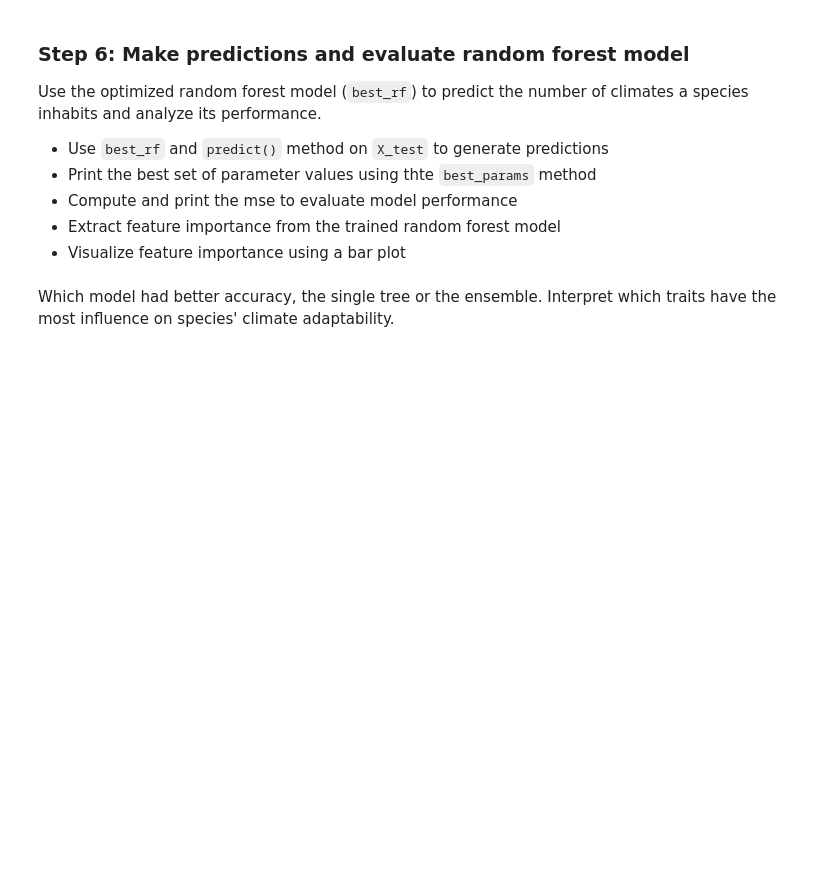
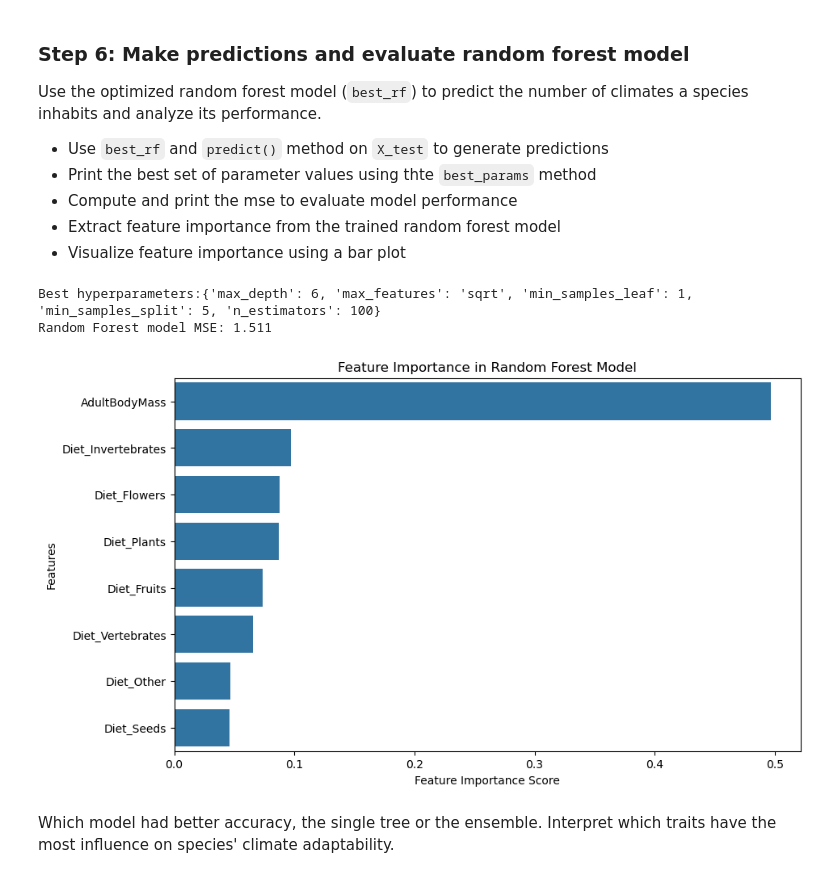
Before and after one commit to evajnewby/EDS232-labs, a Jupyter notebook: week6/lab6-mammal-traits.ipynb, the cells around one changed output. Cells and saved outputs as stored; diff of their text form; code cells hidden in the pictures; blank space fills up the shorter version.

```diff
--- a/week6/lab6-mammal-traits.ipynb
+++ b/week6/lab6-mammal-traits.ipynb
@@ -99,3 +232,34 @@ Use the optimized random forest model (`best_rf`) to predict the number of clima
+# %%
+# Use random forest model to predict on test set
+y_pred_rf = best_rf.predict(X_test)
+
+# Print best hyperparameter
+print(f"Best hyperparameters:{grid_search.best_params_}")
+
+# Calculate mse
+mse_rf = mean_squared_error(y_test, y_pred_rf)
+
+# Print mse
+print(f"Random Forest model MSE: {mse_rf:.3f}")
+
+# Extract feature importance from trained random forest model
+feature_importance = best_rf.feature_importances_
+feature_df = pd.DataFrame({'Feature': X_train.columns, 'Importance': feature_importance})
+feature_df = feature_df.sort_values(by='Importance', ascending=False)
+
+# Bar Plot Viz
+plt.figure(figsize=(10,6))
+sns.barplot(x='Importance',
+            y='Feature',
+           data=feature_df)
+plt.xlabel("Feature Importance Score")
+plt.ylabel("Features")
+plt.title("Feature Importance in Random Forest Model")
+plt.show()
+# %% [output]
+Best hyperparameters:{'max_depth': 6, 'max_features': 'sqrt', 'min_samples_leaf': 1, 'min_samples_split': 5, 'n_estimators': 100}
+Random Forest model MSE: 1.511
+[figure, added]
 # %% [markdown]
 Which model had better accuracy, the single tree or the ensemble.  Interpret which traits have the most influence on species' climate adaptability.
 # %% [markdown]
```
Also changed, not shown: parts of 13 cells of this notebook, 2 other files.
